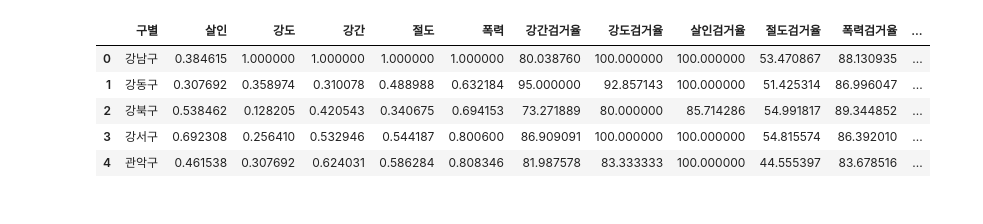
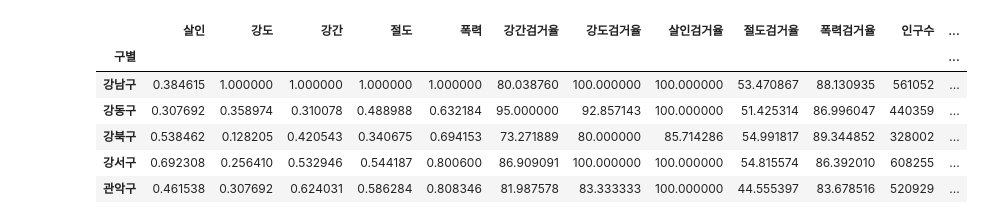
Before and after one commit to newrandom/Zero_part5_EDA-scrapping, a Jupyter notebook: chapter/03-22. 범죄현황데이터 시각화.ipynb, the cells around one changed output. Cells and saved outputs as stored; diff of their text form; code cells hidden in the pictures.

```diff
--- a/chapter/03-22. 범죄현황데이터 시각화.ipynb
+++ b/chapter/03-22. 범죄현황데이터 시각화.ipynb
@@ -8,15 +8,16 @@ from matplotlib import rc
 plt.rcParams['axes.unicode_minus'] = False
 rc('font', family='Malgun Gothic')
 # %%
-crime_anal_norm = pd.read_csv('../data2/02. crime_in_Seoul_final.csv')
+crime_anal_norm = pd.read_csv('../data2/02. crime_in_Seoul_final.csv', index_col='구별')
 crime_anal_norm.head()
 # %% [output]
-|  | 구별 | 살인 | 강도 | 강간 | 절도 | 폭력 | 강간검거율 | 강도검거율 | 살인검거율 | 절도검거율 | 폭력검거율 | ... |
-| 0 | 강남구 | 0.384615 | 1.000000 | 1.000000 | 1.000000 | 1.000000 | 80.038760 | 100.000000 | 100.000000 | 53.470867 | 88.130935 | ... |
-| 1 | 강동구 | 0.307692 | 0.358974 | 0.310078 | 0.488988 | 0.632184 | 95.000000 | 92.857143 | 100.000000 | 51.425314 | 86.996047 | ... |
-| 2 | 강북구 | 0.538462 | 0.128205 | 0.420543 | 0.340675 | 0.694153 | 73.271889 | 80.000000 | 85.714286 | 54.991817 | 89.344852 | ... |
-| 3 | 강서구 | 0.692308 | 0.256410 | 0.532946 | 0.544187 | 0.800600 | 86.909091 | 100.000000 | 100.000000 | 54.815574 | 86.392010 | ... |
-| 4 | 관악구 | 0.461538 | 0.307692 | 0.624031 | 0.586284 | 0.808346 | 81.987578 | 83.333333 | 100.000000 | 44.555397 | 83.678516 | ... |
+|  | 살인 | 강도 | 강간 | 절도 | 폭력 | 강간검거율 | 강도검거율 | 살인검거율 | 절도검거율 | 폭력검거율 | 인구수 | ... |
+| 구별 |  |  |  |  |  |  |  |  |  |  |  | ... |
+| 강남구 | 0.384615 | 1.000000 | 1.000000 | 1.000000 | 1.000000 | 80.038760 | 100.000000 | 100.000000 | 53.470867 | 88.130935 | 561052 | ... |
+| 강동구 | 0.307692 | 0.358974 | 0.310078 | 0.488988 | 0.632184 | 95.000000 | 92.857143 | 100.000000 | 51.425314 | 86.996047 | 440359 | ... |
+| 강북구 | 0.538462 | 0.128205 | 0.420543 | 0.340675 | 0.694153 | 73.271889 | 80.000000 | 85.714286 | 54.991817 | 89.344852 | 328002 | ... |
+| 강서구 | 0.692308 | 0.256410 | 0.532946 | 0.544187 | 0.800600 | 86.909091 | 100.000000 | 100.000000 | 54.815574 | 86.392010 | 608255 | ... |
+| 관악구 | 0.461538 | 0.307692 | 0.624031 | 0.586284 | 0.808346 | 81.987578 | 83.333333 | 100.000000 | 44.555397 | 83.678516 | 520929 | ... |
 # %%
 sns.pairplot(crime_anal_norm, vars=['강도','살인','폭력'], kind='reg', height=3)
 plt.show()
```
Also changed, not shown: parts of 8 cells of this notebook, 2 other files.
